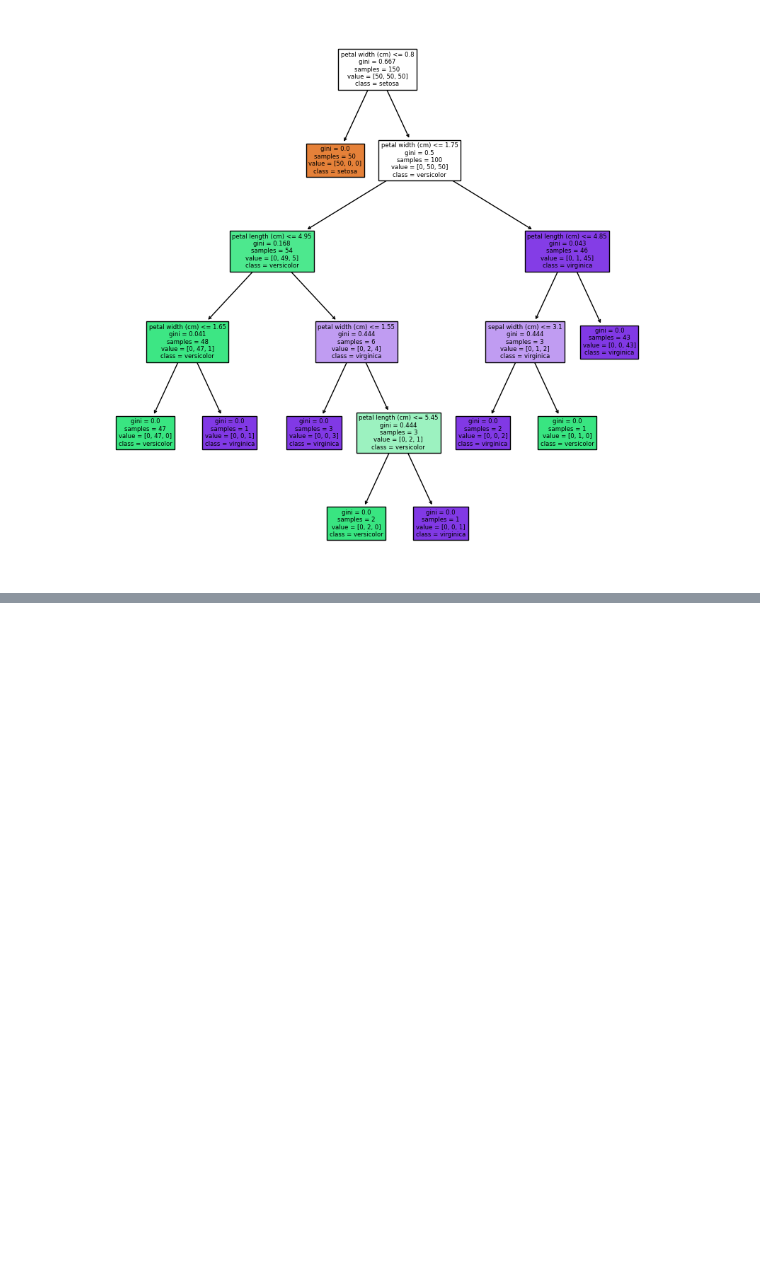
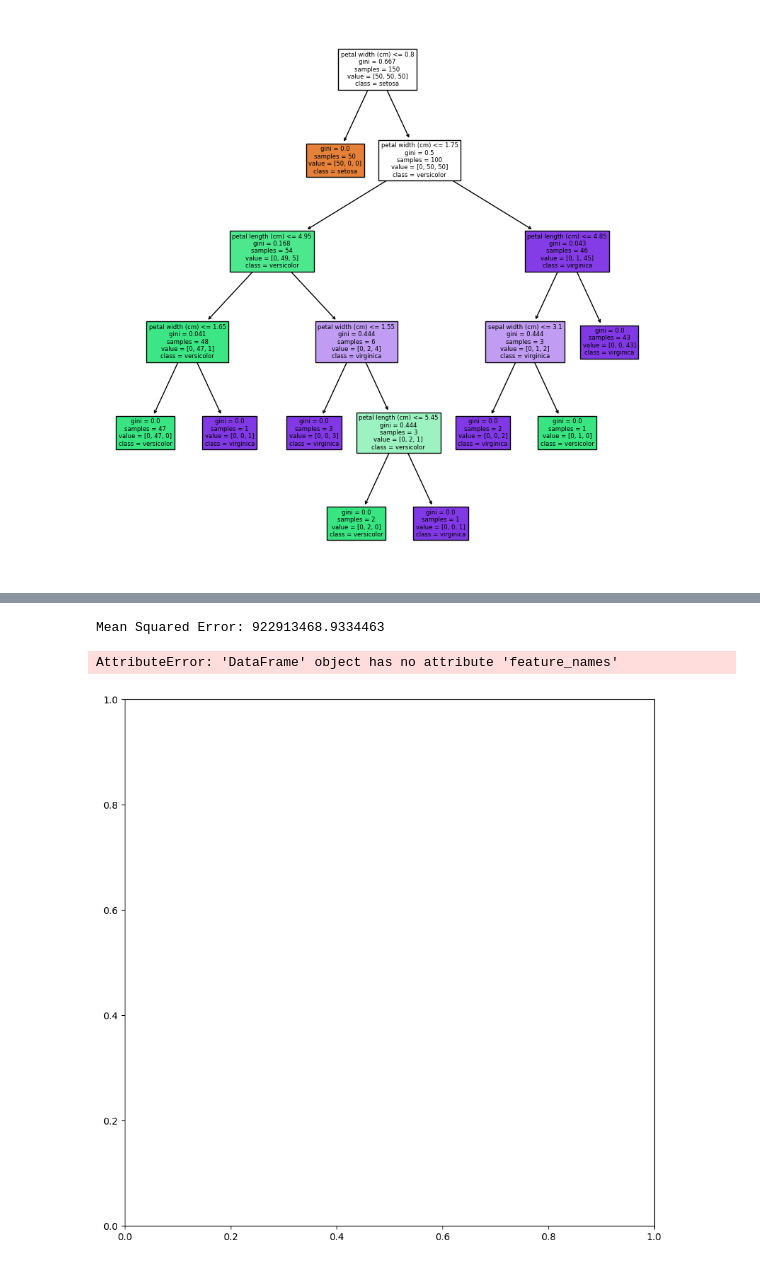
Before and after one commit to tsbarry/The_Job_Market, a Jupyter notebook: code/decisiontree.ipynb, the cells around one changed output, grey strips where cells are left out. Drawn from its saved outputs; the diff is of its cells as text; code cells hidden in the pictures; blank space fills up the shorter version.

Commit message:
DecisionTree

```diff
--- a/code/decisiontree.ipynb
+++ b/code/decisiontree.ipynb
@@ -25,0 +121,77 @@ plt.show()
+# %%
+import pandas as pd
+from sklearn.model_selection import train_test_split
+from sklearn.tree import DecisionTreeRegressor
+from sklearn.metrics import mean_squared_error
+from sklearn.impute import SimpleImputer
+from sklearn.preprocessing import StandardScaler, OneHotEncoder
+from sklearn.compose import ColumnTransformer
+from sklearn.pipeline import Pipeline
+from sklearn import tree
+import pandas as pd
+import matplotlib.pyplot as plt
+
+# Load the dataset
+data = pd.read_csv('data/clean_data.csv')
+
+# Select relevant features
+numerical_features = ['Rating', 'Founded', 'Revenue']
+categorical_features = ['Size', 'Type of ownership', 'Sector', 'State']
+
+# Remove rows with missing values in the target or features
+data = data[['Avg_Salary'] + numerical_features + categorical_features].dropna()
+
+# Split the data into features (X) and target variable (y)
+X = data[numerical_features + categorical_features]
+y = data['Avg_Salary']
+
+# Define the preprocessing steps for numerical and categorical features
+numerical_transformer = Pipeline(steps=[
+    ('imputer', SimpleImputer(strategy='mean')),
+    ('scaler', StandardScaler())
+])
+
+categorical_transformer = Pipeline(steps=[
+    ('imputer', SimpleImputer(strategy='most_frequent')),
+    ('encoder', OneHotEncoder(drop='first'))
+])
+
+# Combine the preprocessing steps
+preprocessor = ColumnTransformer(transformers=[
+    ('num', numerical_transformer, numerical_features),
+    ('cat', categorical_transformer, categorical_features)
+])
+
+# Split the data into training and testing sets
+X_train, X_test, y_train, y_test = train_test_split(X, y, test_size=0.2, random_state=42)
+
+# Create the decision tree regressor with the preprocessor
+model = Pipeline(steps=[
+    ('preprocessor', preprocessor),
+    ('regressor', DecisionTreeRegressor())
+])
+
+# Fit the model to the training data
+model.fit(X_train, y_train)
+
+# Make predictions on the test set
+y_pred = model.predict(X_test)
+
+# Evaluate the model
+mse = mean_squared_error(y_test, y_pred)
+print("Mean Squared Error:", mse)
+
+# Create a decision tree classifier
+#clf = DecisionTreeClassifier()
+#clf.fit(x, y)
+
+# Plot the decision tree
+fig, ax = plt.subplots(figsize=(10, 10))
+tree.plot_tree(model, feature_names=data.feature_names, class_names=data.target_names, filled=True, ax=ax)
+
+# Show the plot
+plt.show()
+# %% [output]
+Mean Squared Error: 922913468.9334463
+AttributeError: 'DataFrame' object has no attribute 'feature_names'
+[figure, added]
```
Also changed, not shown: parts of 3 cells of this notebook.
